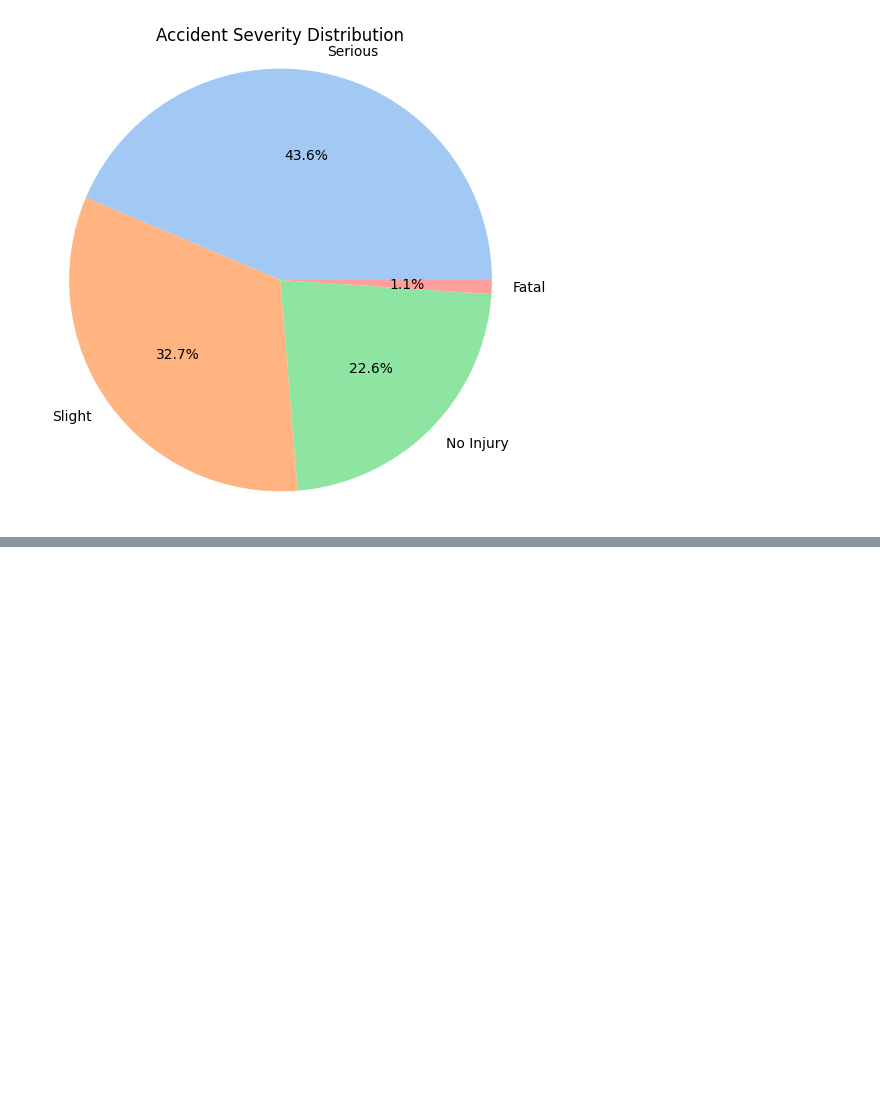
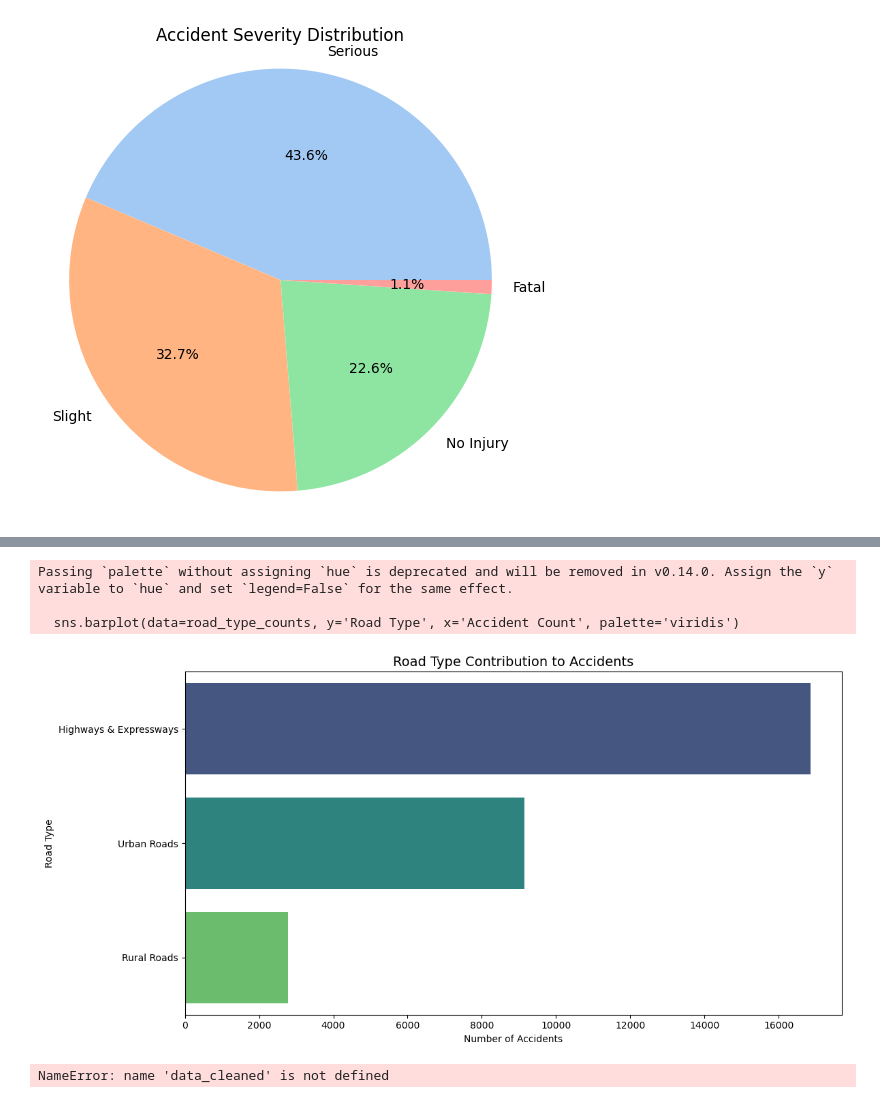
Before and after one commit to Soumashree-Das/Data_drift_srijan_ju, a Jupyter notebook: Untitled.ipynb, the cells around one changed output, grey strips where cells are left out. Cells and saved outputs as stored; diff of their text form; code cells hidden in the pictures; blank space fills up the shorter version.

```diff
--- a/Untitled.ipynb
+++ b/Untitled.ipynb
@@ -225,0 +272,30 @@ data_cleaned.to_csv('cleaned_data.csv', index=False)
+# %%
+road_type_counts = df['Road_Type'].value_counts().reset_index()
+road_type_counts.columns = ['Road Type', 'Accident Count']
+
+# Plotting the bar chart
+plt.figure(figsize=(12, 6))
+sns.barplot(data=road_type_counts, y='Road Type', x='Accident Count', palette='viridis')
+plt.title('Road Type Contribution to Accidents', fontsize=14)
+plt.xlabel('Number of Accidents')
+plt.ylabel('Road Type')
+plt.tight_layout()
+plt.show()
+# %% [output]
+Passing `palette` without assigning `hue` is deprecated and will be removed in v0.14.0. Assign the `y` variable to `hue` and set `legend=False` for the same effect.
+
+  sns.barplot(data=road_type_counts, y='Road Type', x='Accident Count', palette='viridis')
+[figure, added]
+# %%
+weather_casualties = data_cleaned.groupby('Weather Condition')['Number of Casualties'].sum().sort_values(ascending=False)
+
+# Plot
+plt.figure(figsize=(8,5))
+sns.barplot(x=weather_casualties.values, y=weather_casualties.index, palette='coolwarm')
+plt.title('Casualties by Weather Conditions')
+plt.xlabel('Total Number of Casualties')
+plt.ylabel('Weather Condition')
+plt.tight_layout()
+plt.show()
+# %% [output]
+NameError: name 'data_cleaned' is not defined
```
Also changed, not shown: parts of 4 cells of this notebook, 1 other file.
